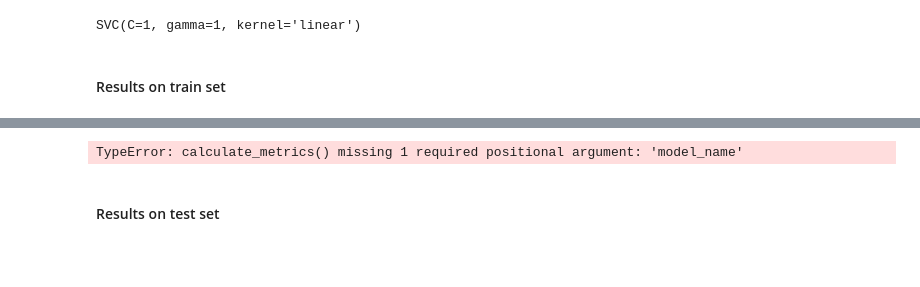
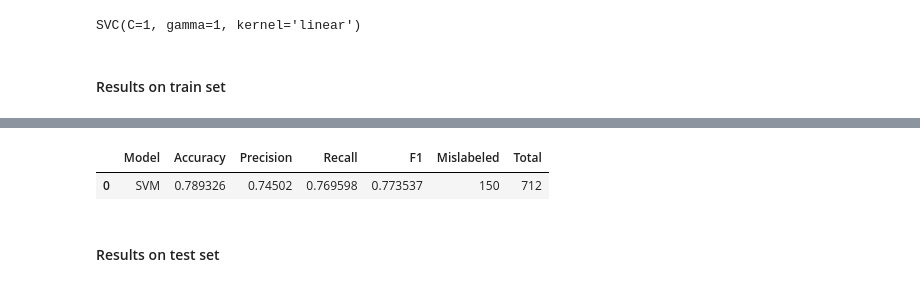
Before and after one commit to dan-ski/Titanic, a Jupyter notebook: Titanic.ipynb, the cells around one changed output, grey strips where cells are left out. Cells and saved outputs as stored; diff of their text form; code cells hidden in the pictures; blank space fills up the shorter version.

```diff
--- a/Titanic.ipynb
+++ b/Titanic.ipynb
@@ -602,10 +592,11 @@ print_confusion_matrix(y_train,
 #               data_type='train',
 #               classifier_id='Support Vector Machine- tuned')
 # %%
-train_metrics_svm = calculate_metrics(y_train, svm_pred_train_tuned)
-train_
+train_metrics_svm = calculate_metrics(y_train, svm_pred_train_tuned, 'SVM')
+train_metrics_svm
 # %% [output]
-TypeError: calculate_metrics() missing 1 required positional argument: 'model_name'
+|  | Model | Accuracy | Precision | Recall | F1 | Mislabeled | Total |
+| 0 | SVM | 0.789326 | 0.74502 | 0.769598 | 0.773537 | 150 | 712 |
 # %% [markdown]
 #### Results on test set
 # %%
```
Also changed, not shown: parts of 36 cells of this notebook.
